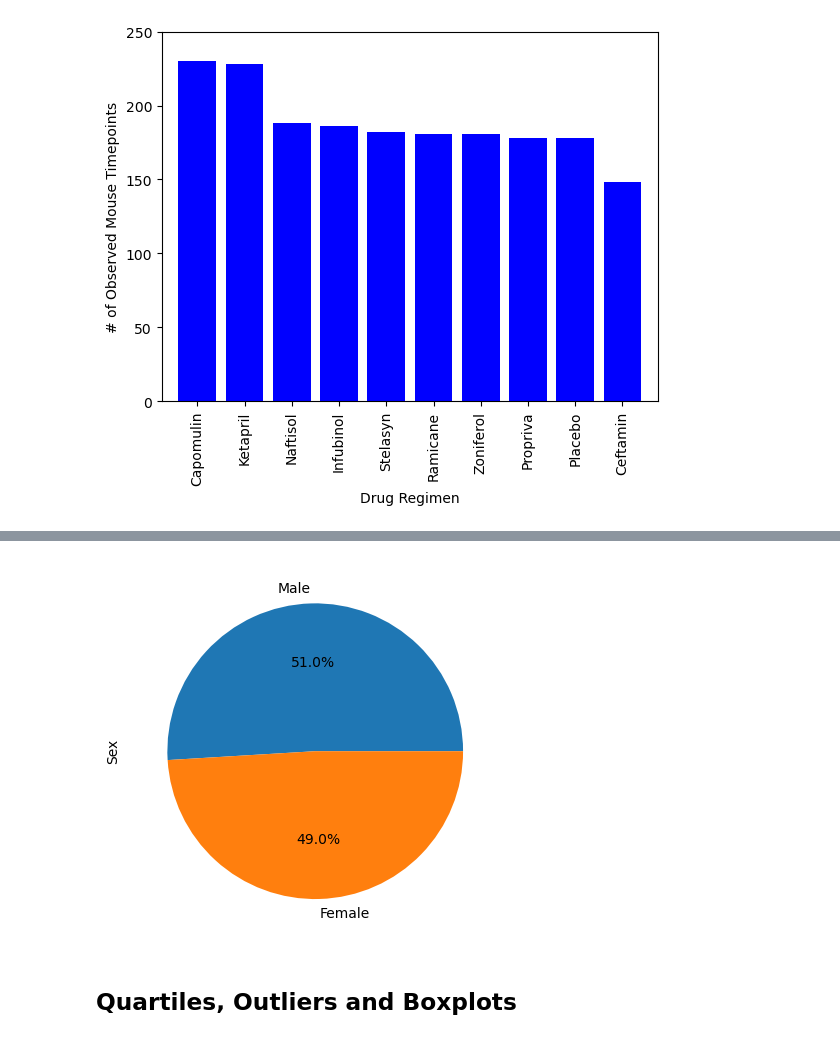
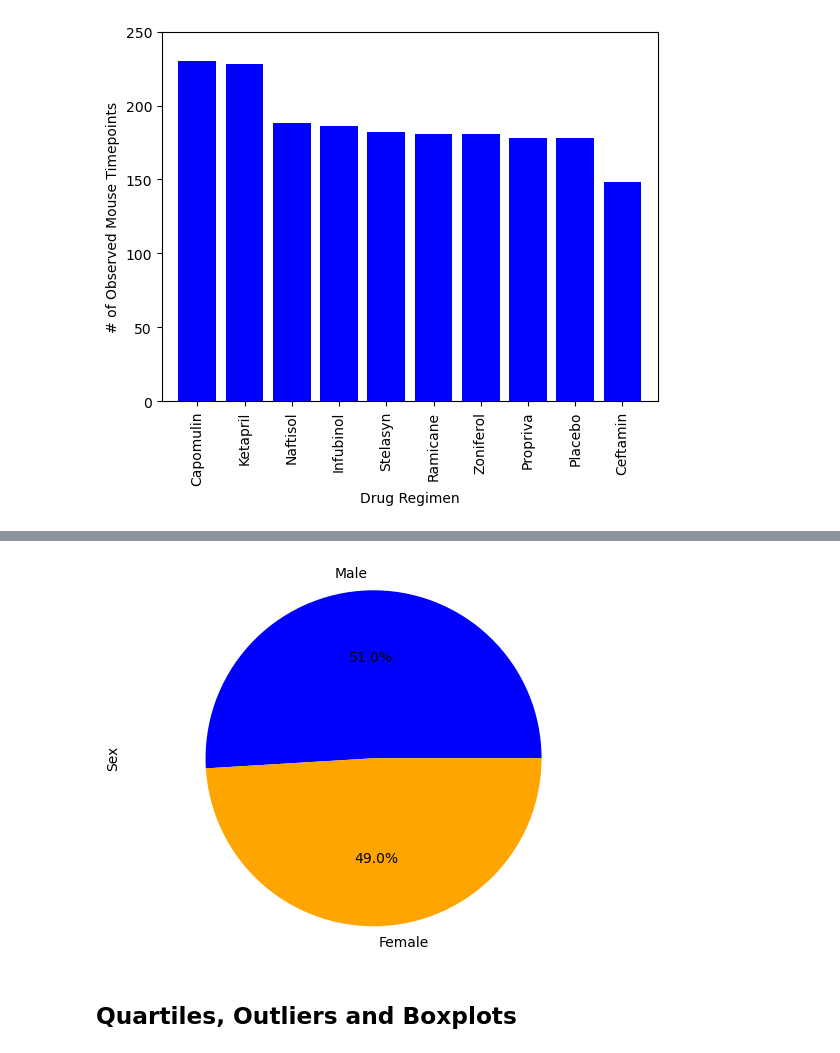
Before and after one commit to ddaniel2024/Module-5-Data-Visualisation, a Jupyter notebook: pymaceuticals_main.ipynb, the cells around one changed output, grey strips where cells are left out. Saved outputs shown, nothing was run; the diff lists cells and outputs as text; code cells hidden in the pictures.

```diff
--- a/pymaceuticals_main.ipynb
+++ b/pymaceuticals_main.ipynb
@@ -177,7 +183,18 @@ plt.show()
 # %%
 # Generate a pie plot showing the distribution of female versus male mice using pyplot
+
+pie_data = cleaned_data["Sex"].value_counts()
+labels = ["Male", "Female"]
+colors = ["blue", "orange"]
+explode = (0,0)
+
+plt.pie(pie_data, labels=labels, colors=colors, explode=explode, autopct="%1.1f%%")
+
+plt.ylabel("Sex")
+plt.axis("equal")
+plt.show()
 # %% [output]
-[figure, old version]
+[figure, new version]
 # %% [markdown]
 ## Quartiles, Outliers and Boxplots
 # %%
```
Also changed, not shown: parts of 2 cells of this notebook.
